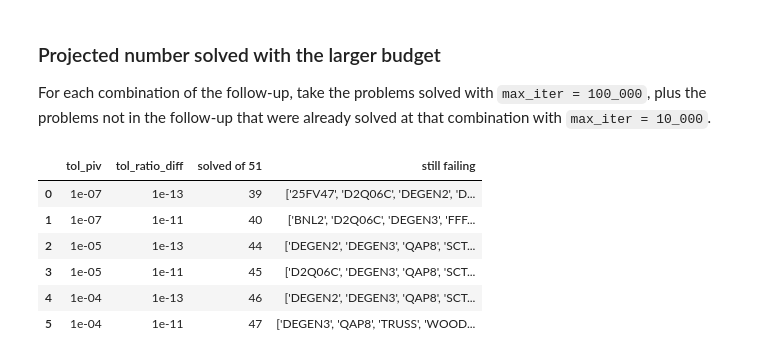
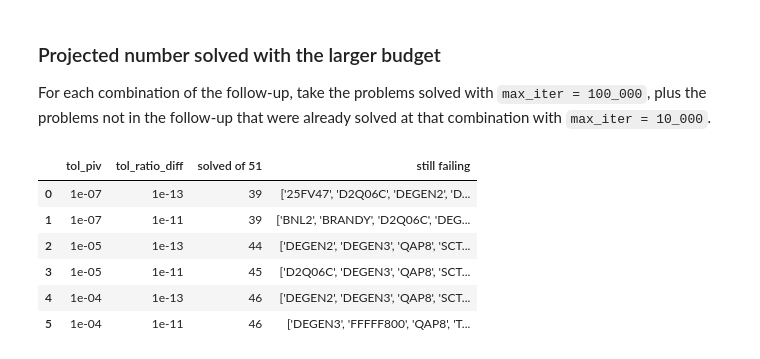
Before and after one commit to oyamad/QuantEcon.py, a Jupyter notebook: benchmarks/linprog_simplex/analysis_2026.ipynb, the cells around one changed output. Saved outputs shown, nothing was run; the diff lists cells and outputs as text; code cells hidden in the pictures.

```diff
--- a/benchmarks/linprog_simplex/analysis_2026.ipynb
+++ b/benchmarks/linprog_simplex/analysis_2026.ipynb
@@ -385,16 +378,16 @@ problems not in the follow-up that were already solved at that combination with
 # %%
 rows = []
 for (piv, ratio), g in mx.groupby(['tol_piv', 'tol_ratio_diff']):
-    base = df[np.isclose(df.fea_tol, 1e-6) & np.isclose(df.tol_piv, piv) & np.isclose(df.tol_ratio_diff, ratio)]
+    base = df[np.isclose(df.fea_tol, 1e-6, rtol=1e-3, atol=0) & np.isclose(df.tol_piv, piv, rtol=1e-3, atol=0) & np.isclose(df.tol_ratio_diff, ratio, rtol=1e-3, atol=0)]
     others = base[~base.problem.isin(g.problem)]
     solved = set(g[g.solved].problem) | set(others[others.solved].problem)
     rows.append((piv, ratio, len(solved), sorted(set(problems) - solved)))
 pd.DataFrame(rows, columns=['tol_piv', 'tol_ratio_diff', 'solved of 51', 'still failing']).style.format(FMT)
 # %% [output]
 |  | tol_piv | tol_ratio_diff | solved of 51 | still failing |
 | 0 | 1e-07 | 1e-13 | 39 | ['25FV47', 'D2Q06C', 'DEGEN2', 'D... |
-| 1 | 1e-07 | 1e-11 | 40 | ['BNL2', 'D2Q06C', 'DEGEN3', 'FFF... |
+| 1 | 1e-07 | 1e-11 | 39 | ['BNL2', 'BRANDY', 'D2Q06C', 'DEG... |
 | 2 | 1e-05 | 1e-13 | 44 | ['DEGEN2', 'DEGEN3', 'QAP8', 'SCT... |
 | 3 | 1e-05 | 1e-11 | 45 | ['D2Q06C', 'DEGEN3', 'QAP8', 'SCT... |
 | 4 | 1e-04 | 1e-13 | 46 | ['DEGEN2', 'DEGEN3', 'QAP8', 'SCT... |
-| 5 | 1e-04 | 1e-11 | 47 | ['DEGEN3', 'QAP8', 'TRUSS', 'WOOD... |
+| 5 | 1e-04 | 1e-11 | 46 | ['DEGEN3', 'FFFFF800', 'QAP8', 'T... |
```
Also changed, not shown: parts of 8 cells of this notebook, 3 other files.
